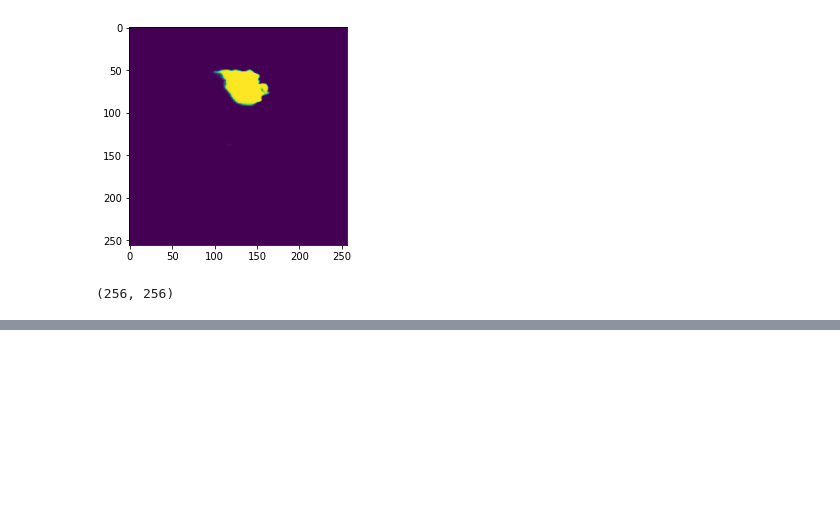
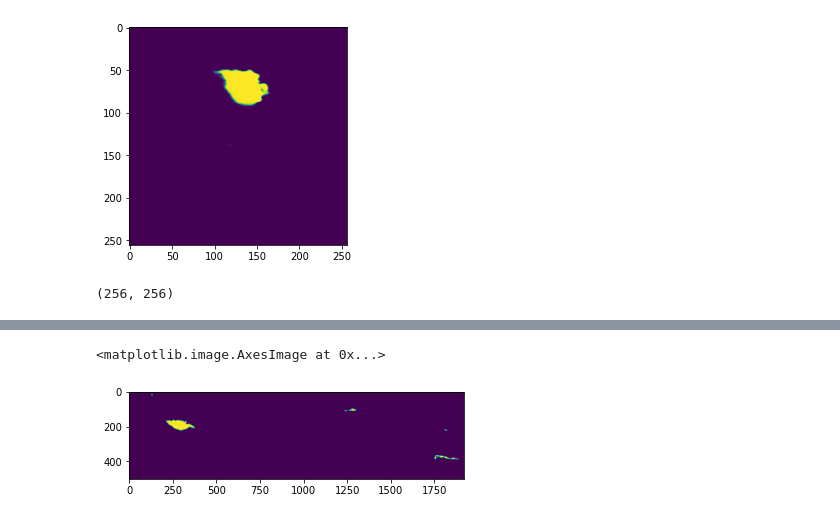
Before and after one commit to yangxin1022/my-whitecaps, a Jupyter notebook: code/load_model.ipynb, the cells around one changed output, grey strips where cells are left out. Saved outputs shown, nothing was run; the diff lists cells and outputs as text; code cells hidden in the pictures; blank space fills up the shorter version.

```diff
--- a/code/load_model.ipynb
+++ b/code/load_model.ipynb
@@ -225,0 +242,13 @@ pix.shape
+# %%
+roi = pix[400:900, 0:1920]
+roi_tensor = torch.from_numpy(roi / 255).float()
+roi_tensor = roi_tensor.unsqueeze(0)
+roi_tensor = roi_tensor.unsqueeze(0)
+
+output = model(roi_tensor)
+output = output.squeeze(0)
+output = output.squeeze(0)
+plt.imshow(output.detach().numpy())
+# %% [output]
+<matplotlib.image.AxesImage at 0x...>
+[figure, added]
```
Also changed, not shown: parts of 7 cells of this notebook, 1 other file.
